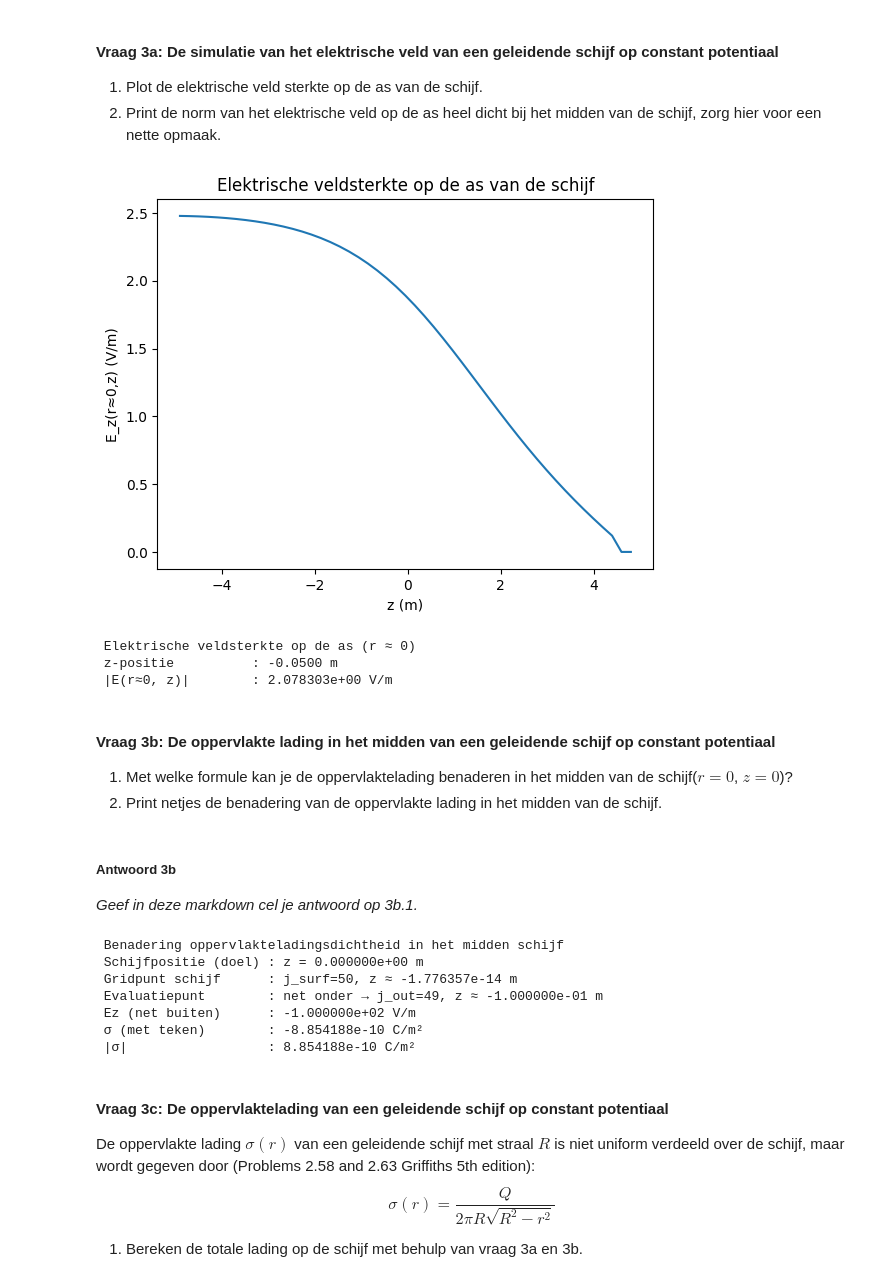
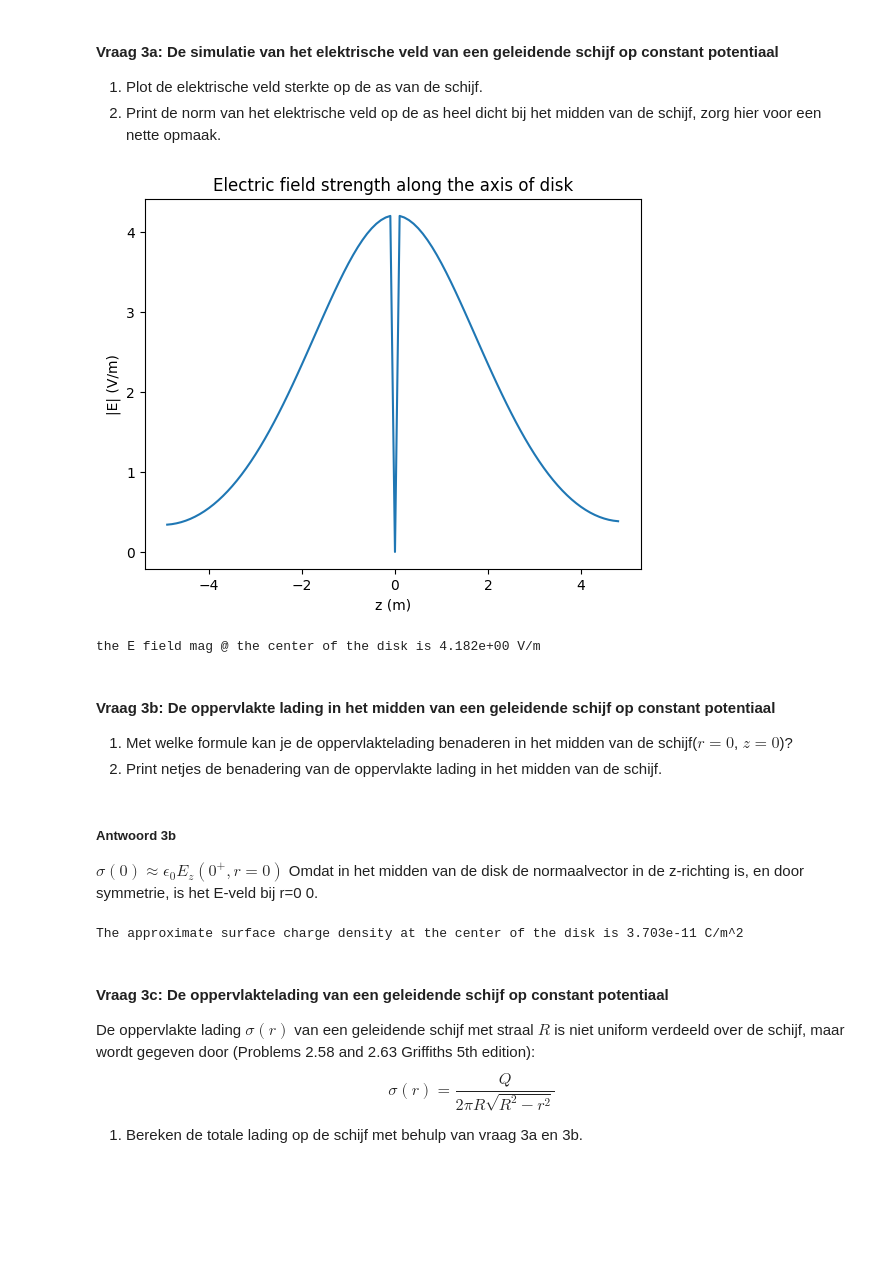
Before and after one commit to FS314159265358979323846264338/opdrachten-DEF-D, a Jupyter notebook: DigitaleOntwerpopdrachten/1CondensatorOpdracht/CondensatorOntwerpopdracht.ipynb, the cells around one changed output. Saved outputs shown, nothing was run; the diff lists cells and outputs as text; code cells hidden in the pictures; blank space fills up the shorter version.

```diff
--- a/DigitaleOntwerpopdrachten/1CondensatorOpdracht/CondensatorOntwerpopdracht.ipynb
+++ b/DigitaleOntwerpopdrachten/1CondensatorOpdracht/CondensatorOntwerpopdracht.ipynb
@@ -370,31 +370,25 @@ plot_results_disk(Ez, Er, normE, V, r, z, grid_step, disk_radius, z_pos_disk1, z
 1. Plot de elektrische veld sterkte op de as van de schijf.
 2. Print de norm van het elektrische veld op de as heel dicht bij het midden van de schijf, zorg hier voor een nette opmaak.
 # %%
-z_E = np.linspace(z[1], z[-2], Ez.shape[1])
-
-r_as = np.where(r[1:-1] > disk_radius)[0][0]
-E_axis = np.abs(Ez[r_as, :])
-z_E = np.linspace(z[1], z[-2], Ez.shape[1])
-
+#plotting e field strength on the axis
+r_for_E = r[1:-1]
+z_for_E= z[1:-1]#shaping up arrays so indexing works
 plt.figure()
-plt.plot(z_E, E_axis)
+plt.plot(z_for_E,normE[:,0])
 plt.xlabel('z (m)')
-plt.ylabel('E_z(r≈0,z) (V/m)')
-plt.title('Elektrische veldsterkte op de as van de schijf')
+plt.ylabel('|E| (V/m)')
+plt.title("Electric field strength along the axis of disk")
 plt.show()
 
 
-r_as = np.where(r[1:-1] > disk_radius)[0][0]
-z_as = np.argmin(np.abs(z_E - z_pos_disk1))
-E_mid = np.sqrt(Er[r_as, z_as]**2 + Ez[r_as, z_as]**2)
-print(" Elektrische veldsterkte op de as (r ≈ 0)")
-print(f" z-positie          : {z_E[z_as]:.4f} m")
-print(f" |E(r≈0, z)|        : {E_mid:.6e} V/m")
+#printing norm @ center of disk
+z_pos_disk1 = 0
+idx_z0 = np.argmin(np.abs(z))
+E_center = normE[idx_z0 +1,0]
+print(f"the E field mag @ the center of the disk is {E_center:.3e} V/m")
 # %% [output]
-[figure, old version]
+[figure, new version]
- Elektrische veldsterkte op de as (r ≈ 0)
- z-positie          : -0.0500 m
- |E(r≈0, z)|        : 2.078303e+00 V/m
+the E field mag @ the center of the disk is 4.182e+00 V/m
 # %% [markdown]
 #### Vraag 3b: De oppervlakte lading in het midden van een geleidende schijf op constant potentiaal
 
@@ -403,45 +397,16 @@ print(f" |E(r≈0, z)|        : {E_mid:.6e} V/m")
 # %% [markdown]
 ##### Antwoord 3b
 
-*Geef in deze markdown cel je antwoord op 3b.1.*
+$\sigma(0) \approx \epsilon_{0}E_z(0^+,r=0)$
+Omdat in het midden van de disk de normaalvector in de z-richting is, en door symmetrie, is het E-veld bij r=0 0.
 # %%
 import numpy as np
 
-eps0 = 8.8541878128e-12
-i_r0 = 0
-
-j_surf = int(np.argmin(np.abs(z - z_pos_disk1)))
-
-Nz = V.shape[1]
-if j_surf + 1 < Nz:
-    j_out = j_surf + 1
-    direction = "net boven"
-    Ez_out = -(V[i_r0, j_out] - V1) / grid_step
-elif j_surf - 1 >= 0:
-    j_out = j_surf - 1
-    direction = "net onder"
-
-    Ez_out = +(V[i_r0, j_out] - V1) / grid_step
-else:
-    raise ValueError("Schijf ligt zo dat er geen punt 'net buiten' bestaat. Vergroot domein of verplaats schijf 1 gridstap naar binnen.")
-
-sigma_mid = eps0 * Ez_out
-
-print(" Benadering oppervlakteladingsdichtheid in het midden schijf")
-print(f" Schijfpositie (doel) : z = {z_pos_disk1:.6e} m")
-print(f" Gridpunt schijf      : j_surf={j_surf}, z ≈ {z[j_surf]:.6e} m")
-print(f" Evaluatiepunt        : {direction} → j_out={j_out}, z ≈ {z[j_out]:.6e} m")
-print(f" Ez (net buiten)      : {Ez_out:.6e} V/m")
-print(f" σ (met teken)        : {sigma_mid:.6e} C/m²")
-print(f" |σ|                  : {abs(sigma_mid):.6e} C/m²")
+Ez_surface = Ez[idx_z0+1,0]#E field just above disk
+sigma_center = epsilon0*Ez_surface#surface charge density
+print(f'The approximate surface charge density at the center of the disk is {sigma_center:.3e} C/m^2')
 # %% [output]
- Benadering oppervlakteladingsdichtheid in het midden schijf
- Schijfpositie (doel) : z = 0.000000e+00 m
- Gridpunt schijf      : j_surf=50, z ≈ -1.776357e-14 m
- Evaluatiepunt        : net onder → j_out=49, z ≈ -1.000000e-01 m
- Ez (net buiten)      : -1.000000e+02 V/m
- σ (met teken)        : -8.854188e-10 C/m²
- |σ|                  : 8.854188e-10 C/m²
+The approximate surface charge density at the center of the disk is 3.703e-11 C/m^2
 # %% [markdown]
 #### Vraag 3c: De oppervlaktelading van een geleidende schijf op constant potentiaal
 
```
Also changed, not shown: parts of 11 cells of this notebook, 2 other files.
